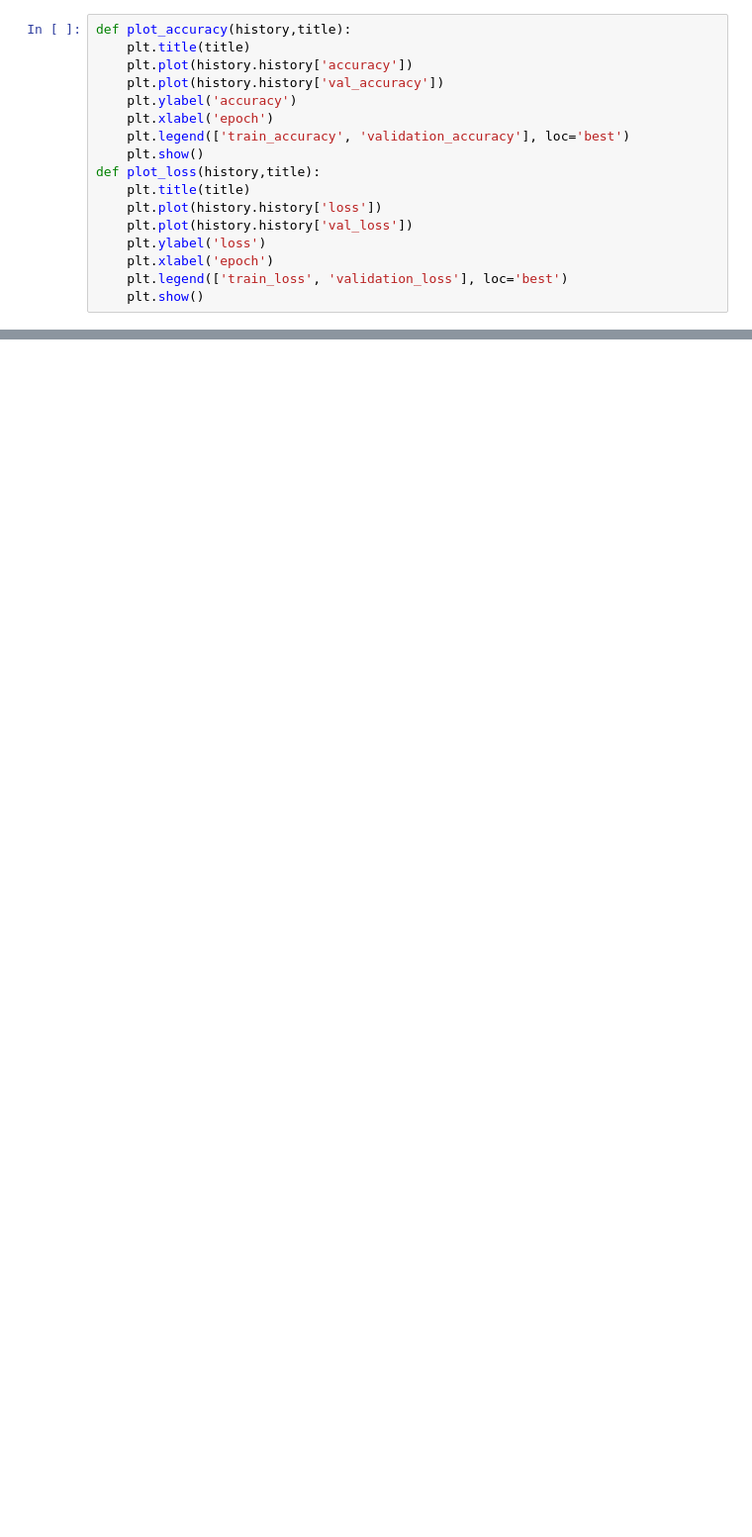
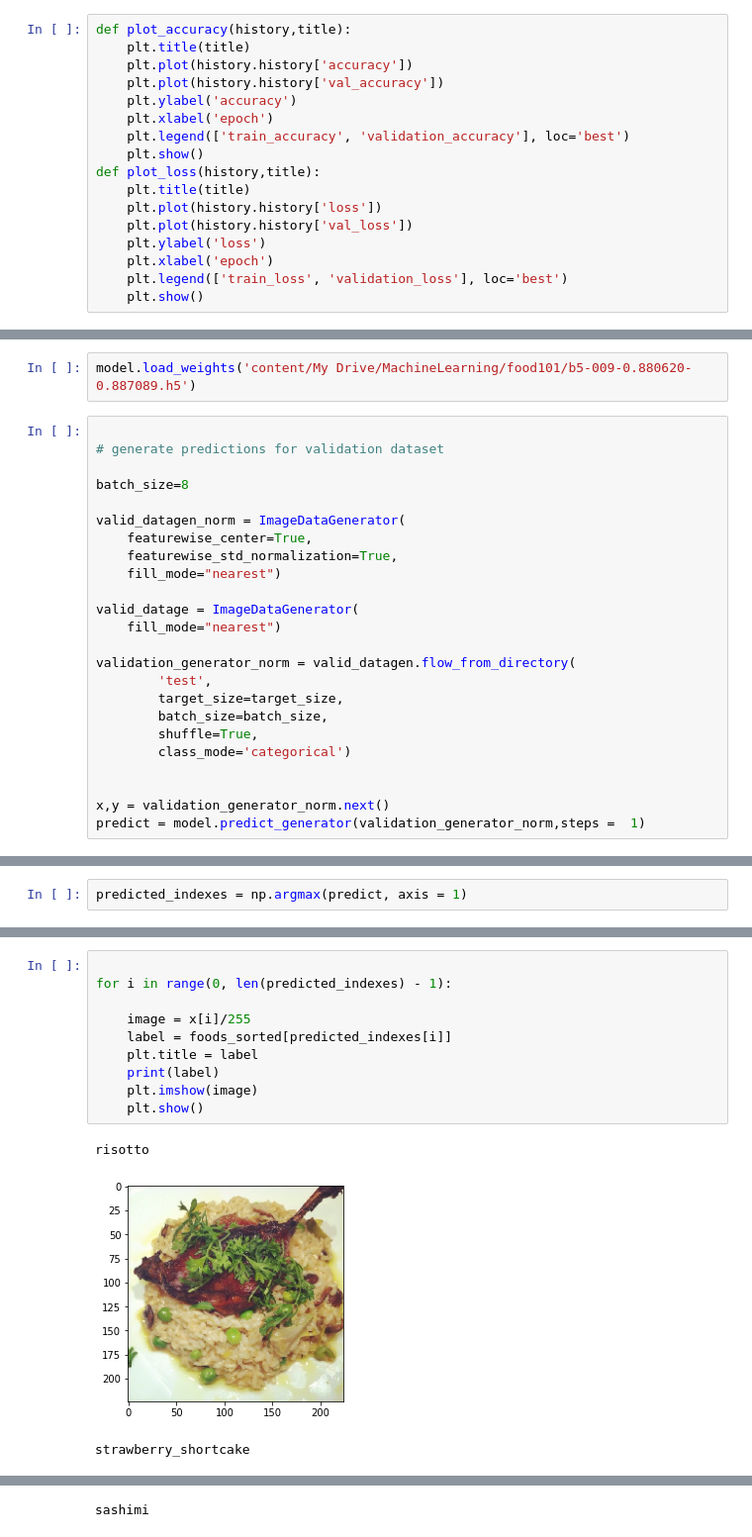
Before and after one commit to yurikr/Food101, a Jupyter notebook: Food_101_2007.ipynb, the cells around one changed output, grey strips where cells are left out. Shown at 99% size. Cells and saved outputs as stored; diff of their text form; blank space fills up the shorter version.

```diff
--- a/Food_101_2007.ipynb
+++ b/Food_101_2007.ipynb
@@ -452,0 +466,26 @@ plot_loss(history,'FOOD101-B5')
+# %%
+model.load_weights('content/My Drive/MachineLearning/food101/b5-009-0.880620-0.887089.h5')
+# %%
+
+# generate predictions for validation dataset
+
+batch_size=8
+
+valid_datagen_norm = ImageDataGenerator(
+    featurewise_center=True,
+    featurewise_std_normalization=True,
+    fill_mode="nearest")
+
+valid_datage = ImageDataGenerator(
+    fill_mode="nearest")
+
+validation_generator_norm = valid_datagen.flow_from_directory(
+        'test',
+        target_size=target_size,
+        batch_size=batch_size,
+        shuffle=True,
+        class_mode='categorical')
+
+
+x,y = validation_generator_norm.next()
+predict = model.predict_generator(validation_generator_norm,steps =  1)
@@ -452,0 +494,2 @@ plot_loss(history,'FOOD101-B5')
+# %%
+predicted_indexes = np.argmax(predict, axis = 1)
@@ -452,0 +500,14 @@ plot_loss(history,'FOOD101-B5')
+# %%
+
+for i in range(0, len(predicted_indexes) - 1):
+
+    image = x[i]/255
+    label = foods_sorted[predicted_indexes[i]]
+    plt.title = label
+    print(label)
+    plt.imshow(image)
+    plt.show()
+# %% [output]
+risotto
+[figure, added]
+strawberry_shortcake
@@ -452,0 +515 @@ plot_loss(history,'FOOD101-B5')
+sashimi
```
Also changed, not shown: parts of 13 cells of this notebook.
